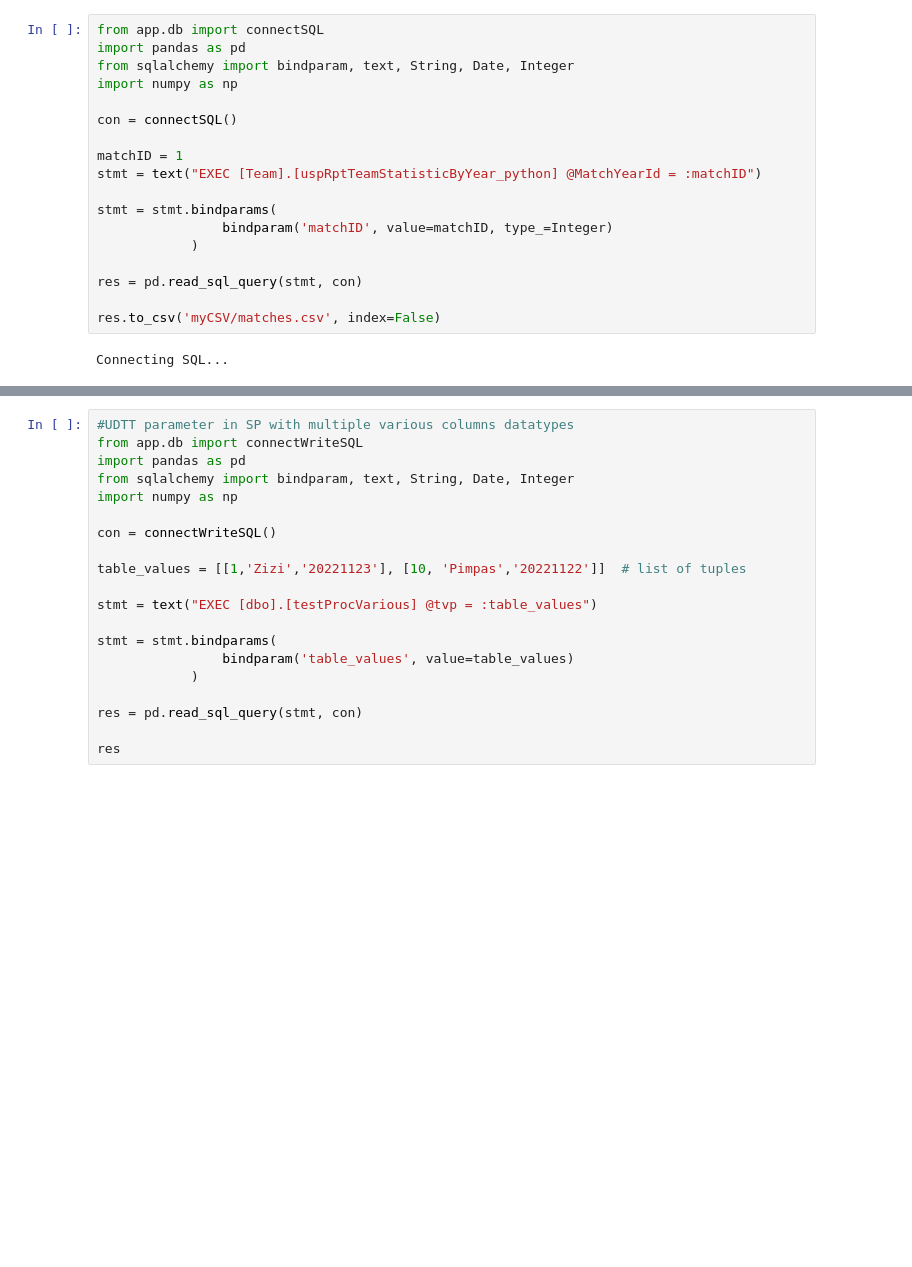
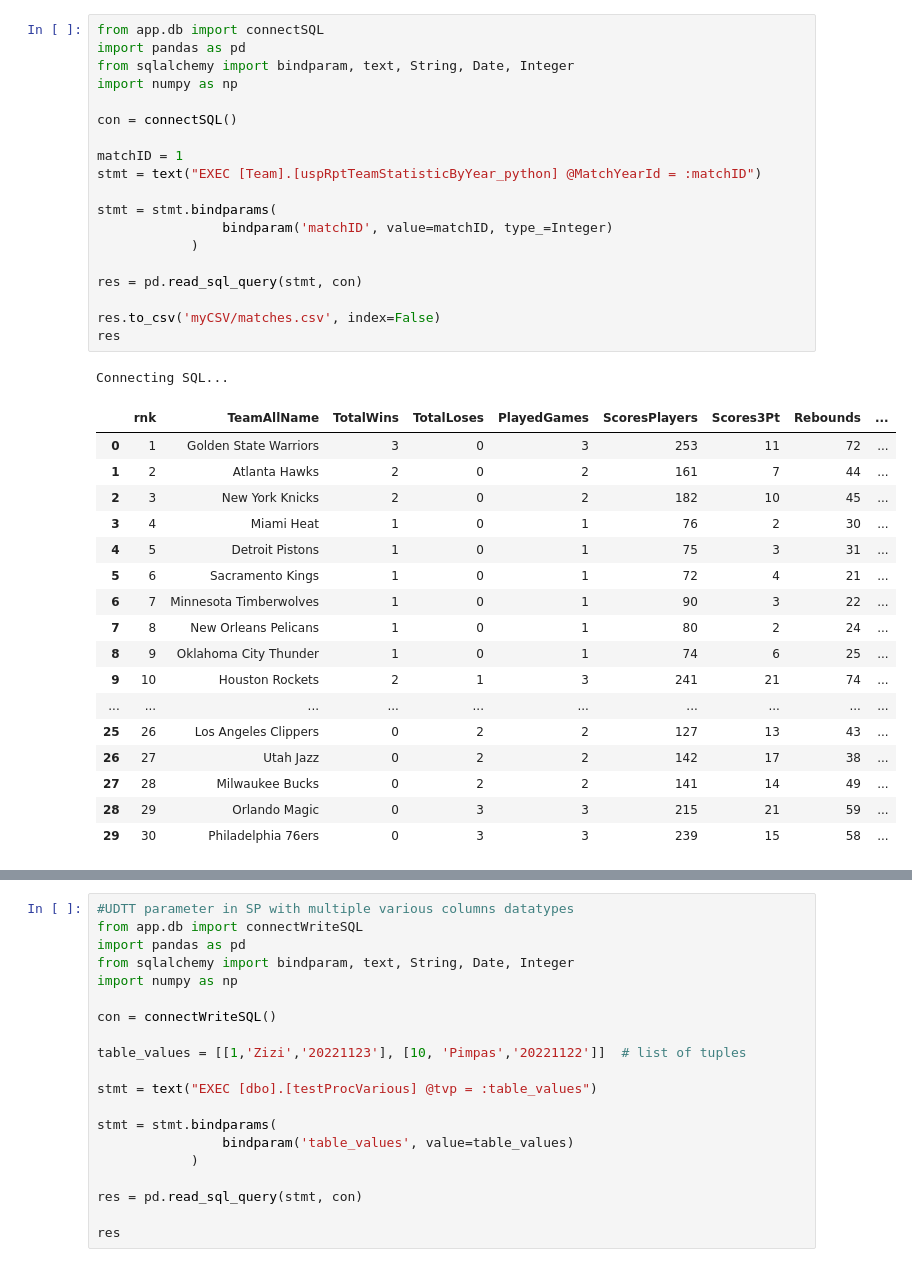
Before and after one commit to bujarkreci/jupyter-project, a Jupyter notebook: callPostgreEx/SQLServerCSVfiles.ipynb, the cells around one changed output, grey strips where cells are left out. Cells and saved outputs as stored; diff of their text form; blank space fills up the shorter version.

```diff
--- a/callPostgreEx/SQLServerCSVfiles.ipynb
+++ b/callPostgreEx/SQLServerCSVfiles.ipynb
@@ -1,23 +1,41 @@
 # %%
 from app.db import connectSQL
 import pandas as pd
 from sqlalchemy import bindparam, text, String, Date, Integer
 import numpy as np
 
 con = connectSQL()
 
 matchID = 1
 stmt = text("EXEC [Team].[uspRptTeamStatisticByYear_python] @MatchYearId = :matchID")
 
 stmt = stmt.bindparams(
                 bindparam('matchID', value=matchID, type_=Integer)
             )
 
 res = pd.read_sql_query(stmt, con)
 
 res.to_csv('myCSV/matches.csv', index=False)
+res
 # %% [output]
 Connecting SQL...
+|  | rnk | TeamAllName | TotalWins | TotalLoses | PlayedGames | ScoresPlayers | Scores3Pt | Rebounds | ... |
+| 0 | 1 | Golden State Warriors | 3 | 0 | 3 | 253 | 11 | 72 | ... |
+| 1 | 2 | Atlanta Hawks | 2 | 0 | 2 | 161 | 7 | 44 | ... |
+| 2 | 3 | New York Knicks | 2 | 0 | 2 | 182 | 10 | 45 | ... |
+| 3 | 4 | Miami Heat | 1 | 0 | 1 | 76 | 2 | 30 | ... |
+| 4 | 5 | Detroit Pistons | 1 | 0 | 1 | 75 | 3 | 31 | ... |
+| 5 | 6 | Sacramento Kings | 1 | 0 | 1 | 72 | 4 | 21 | ... |
+| 6 | 7 | Minnesota Timberwolves | 1 | 0 | 1 | 90 | 3 | 22 | ... |
+| 7 | 8 | New Orleans Pelicans | 1 | 0 | 1 | 80 | 2 | 24 | ... |
+| 8 | 9 | Oklahoma City Thunder | 1 | 0 | 1 | 74 | 6 | 25 | ... |
+| 9 | 10 | Houston Rockets | 2 | 1 | 3 | 241 | 21 | 74 | ... |
+| ... | ... | ... | ... | ... | ... | ... | ... | ... | ... |
+| 25 | 26 | Los Angeles Clippers | 0 | 2 | 2 | 127 | 13 | 43 | ... |
+| 26 | 27 | Utah Jazz | 0 | 2 | 2 | 142 | 17 | 38 | ... |
+| 27 | 28 | Milwaukee Bucks | 0 | 2 | 2 | 141 | 14 | 49 | ... |
+| 28 | 29 | Orlando Magic | 0 | 3 | 3 | 215 | 21 | 59 | ... |
+| 29 | 30 | Philadelphia 76ers | 0 | 3 | 3 | 239 | 15 | 58 | ... |
 # %%
 #Simple UDTT with integers
 from app.db import connectWriteSQL
```
Also changed, not shown: parts of 1 cell of this notebook, 9 other files.
